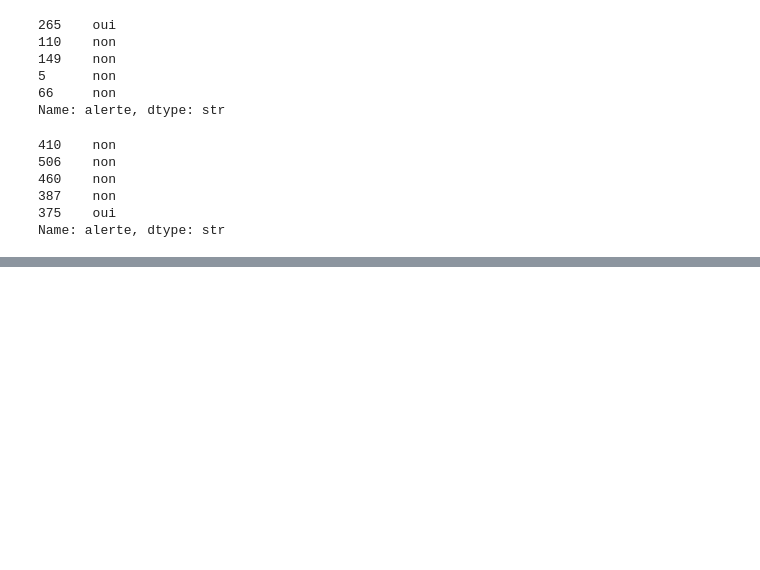
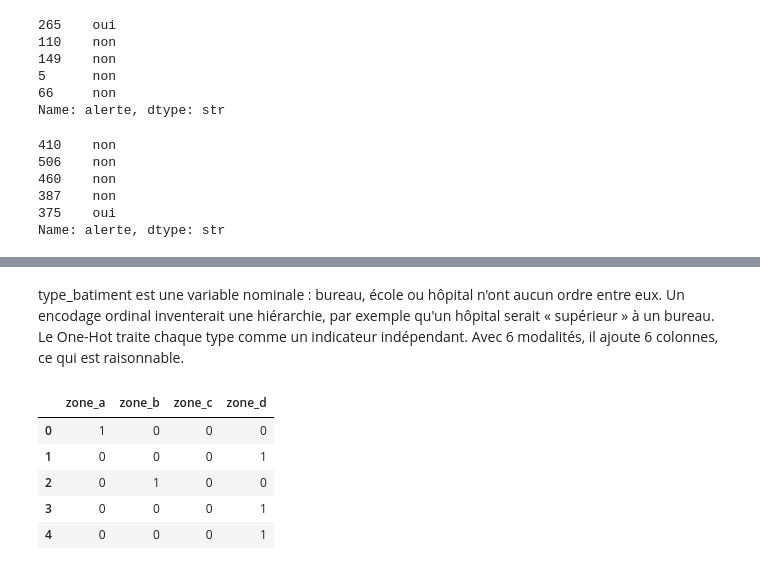
Before and after one commit to Alassanee/atelier_prepa_donnees_tab, a Jupyter notebook: notebooks/atelier_prepa_donnees_tab.ipynb, the cells around one changed output, grey strips where cells are left out. Drawn from its saved outputs; the diff is of its cells as text; code cells hidden in the pictures; blank space fills up the shorter version.

```diff
--- a/notebooks/atelier_prepa_donnees_tab.ipynb
+++ b/notebooks/atelier_prepa_donnees_tab.ipynb
@@ -660,0 +767,19 @@ Name: alerte, dtype: str
+# %% [markdown]
+type_batiment est une variable nominale : bureau, école ou hôpital n'ont aucun ordre entre eux. Un encodage ordinal inventerait une hiérarchie, par exemple qu'un hôpital serait « supérieur » à un bureau. Le One-Hot traite chaque type comme un indicateur indépendant. Avec 6 modalités, il ajoute 6 colonnes, ce qui est raisonnable.
+# %%
+# zone : OneHotEncoder
+enc_zone = OneHotEncoder(sparse_output=False, dtype=int)
+zone_enc = enc_zone.fit_transform(df[['zone']])
+
+df_zone = pd.DataFrame(zone_enc,
+                       columns=enc_zone.get_feature_names_out(['zone']),
+                       index=df.index)
+df = pd.concat([df, df_zone], axis=1)
+df.filter(like='zone_').head()
+# %% [output]
+|  | zone_a | zone_b | zone_c | zone_d |
+| 0 | 1 | 0 | 0 | 0 |
+| 1 | 0 | 0 | 0 | 1 |
+| 2 | 0 | 1 | 0 | 0 |
+| 3 | 0 | 0 | 0 | 1 |
+| 4 | 0 | 0 | 0 | 1 |
```
Also changed, not shown: parts of 19 cells of this notebook.
